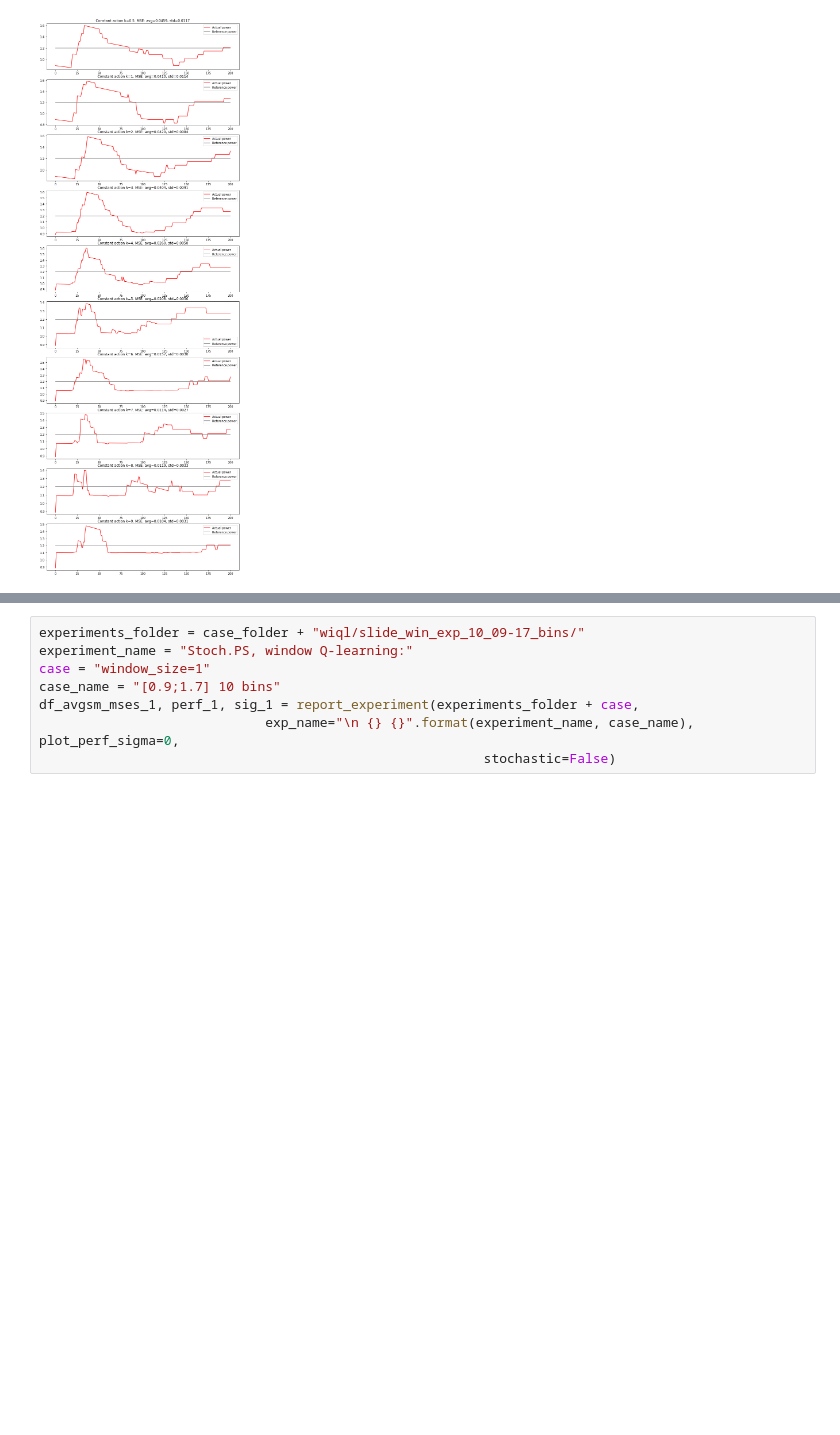
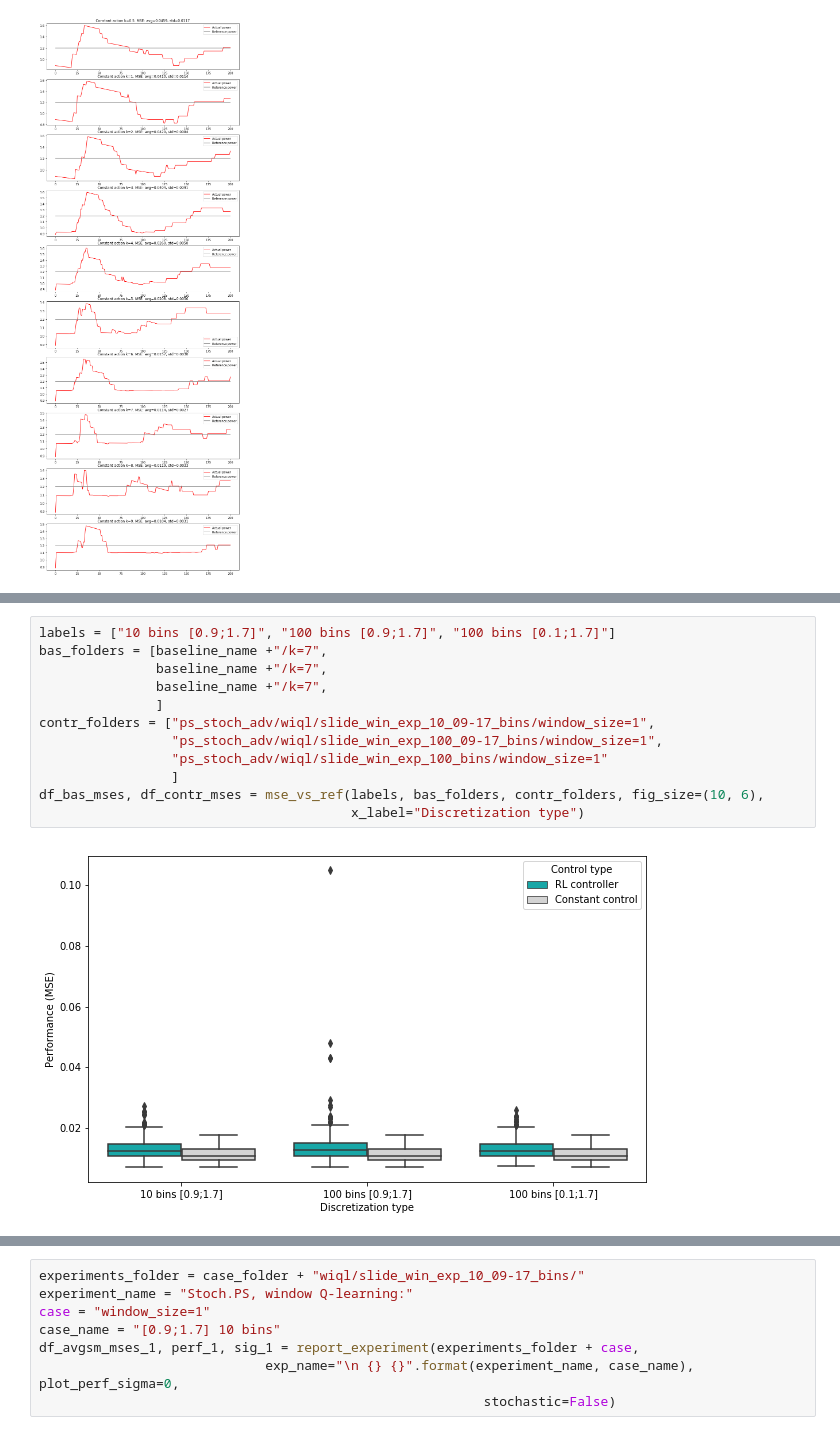
Before and after one commit to OlehLuk/rl-power-control, a Jupyter notebook: experiments/results/ps_stoch_discretization.ipynb, the cells around one changed output, grey strips where cells are left out. Cells and saved outputs as stored; diff of their text form; blank space fills up the shorter version.

```diff
--- a/experiments/results/ps_stoch_discretization.ipynb
+++ b/experiments/results/ps_stoch_discretization.ipynb
@@ -11,0 +34,14 @@ report_const_experiment(baseline_name, fig_size=(12, 35))
+# %%
+labels = ["10 bins [0.9;1.7]", "100 bins [0.9;1.7]", "100 bins [0.1;1.7]"]
+bas_folders = [baseline_name +"/k=7",
+               baseline_name +"/k=7",
+               baseline_name +"/k=7",
+               ]
+contr_folders = ["ps_stoch_adv/wiql/slide_win_exp_10_09-17_bins/window_size=1",
+                 "ps_stoch_adv/wiql/slide_win_exp_100_09-17_bins/window_size=1",
+                 "ps_stoch_adv/wiql/slide_win_exp_100_bins/window_size=1"
+                 ]
+df_bas_mses, df_contr_mses = mse_vs_ref(labels, bas_folders, contr_folders, fig_size=(10, 6),
+                                        x_label="Discretization type")
+# %% [output]
+[figure, added]
```
Also changed, not shown: parts of 7 cells of this notebook, 1 other file.
